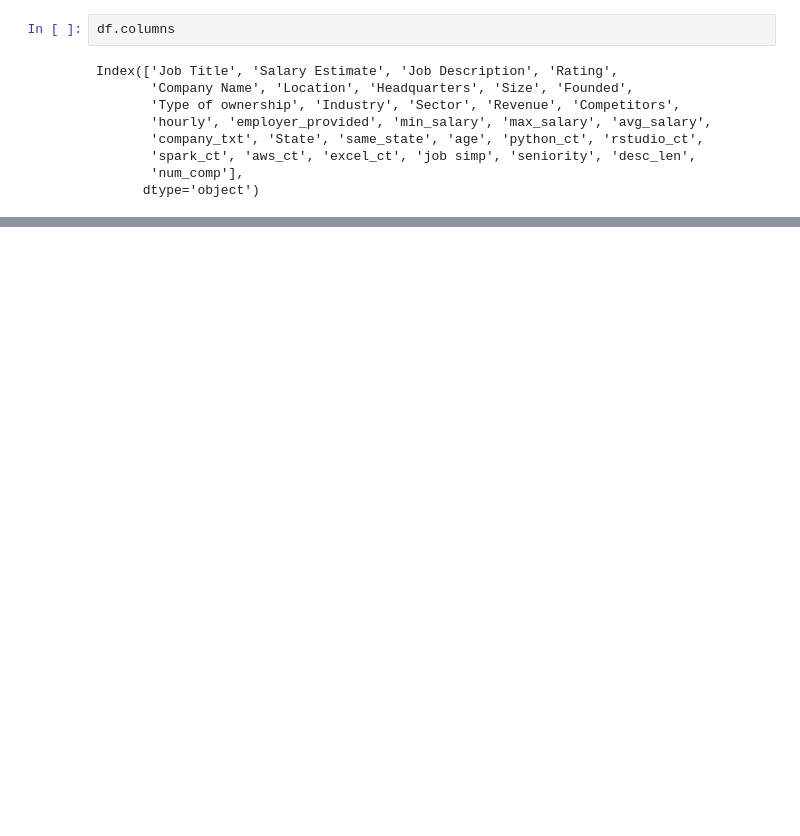
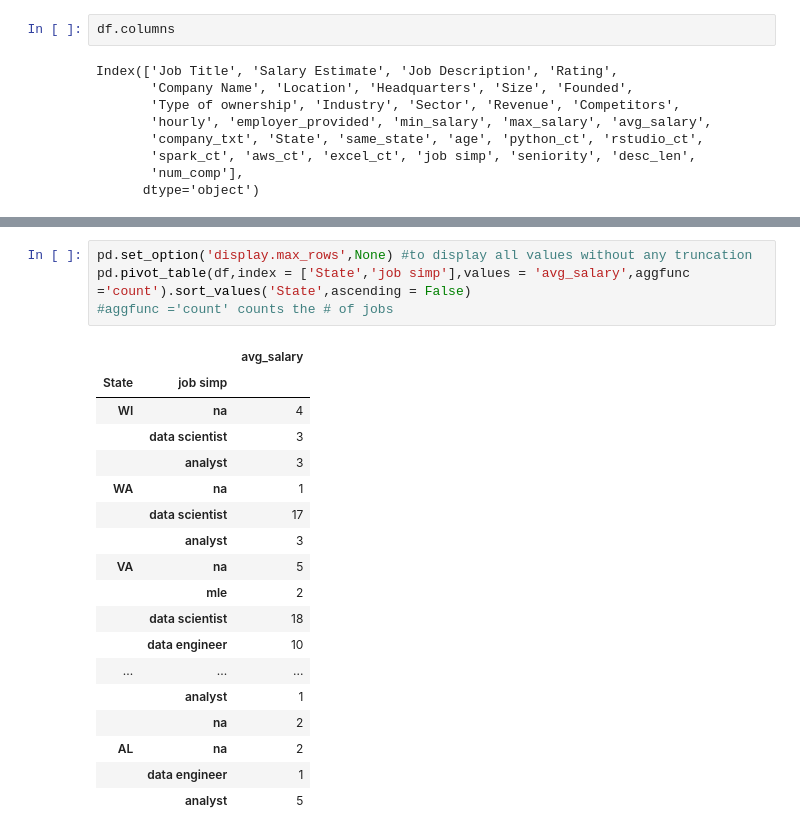
Before and after one commit to YSAREEN/ds_salary_proj, a Jupyter notebook: data_EDA.ipynb, the cells around one changed output, grey strips where cells are left out. Saved outputs shown, nothing was run; the diff lists cells and outputs as text; blank space fills up the shorter version.

```diff
--- a/data_EDA.ipynb
+++ b/data_EDA.ipynb
@@ -247,0 +298,23 @@ graph for Sector: total = 25
+# %%
+pd.set_option('display.max_rows',None) #to display all values without any truncation
+pd.pivot_table(df,index = ['State','job simp'],values = 'avg_salary',aggfunc ='count').sort_values('State',ascending = False)
+#aggfunc ='count' counts the # of jobs
+# %% [output]
+|  |  | avg_salary |
+| State | job simp |  |
+| WI | na | 4 |
+|  | data scientist | 3 |
+|  | analyst | 3 |
+| WA | na | 1 |
+|  | data scientist | 17 |
+|  | analyst | 3 |
+| VA | na | 5 |
+|  | mle | 2 |
+|  | data scientist | 18 |
+|  | data engineer | 10 |
+| ... | ... | ... |
+|  | analyst | 1 |
+|  | na | 2 |
+| AL | na | 2 |
+|  | data engineer | 1 |
+|  | analyst | 5 |
```
Also changed, not shown: parts of 15 cells of this notebook.
